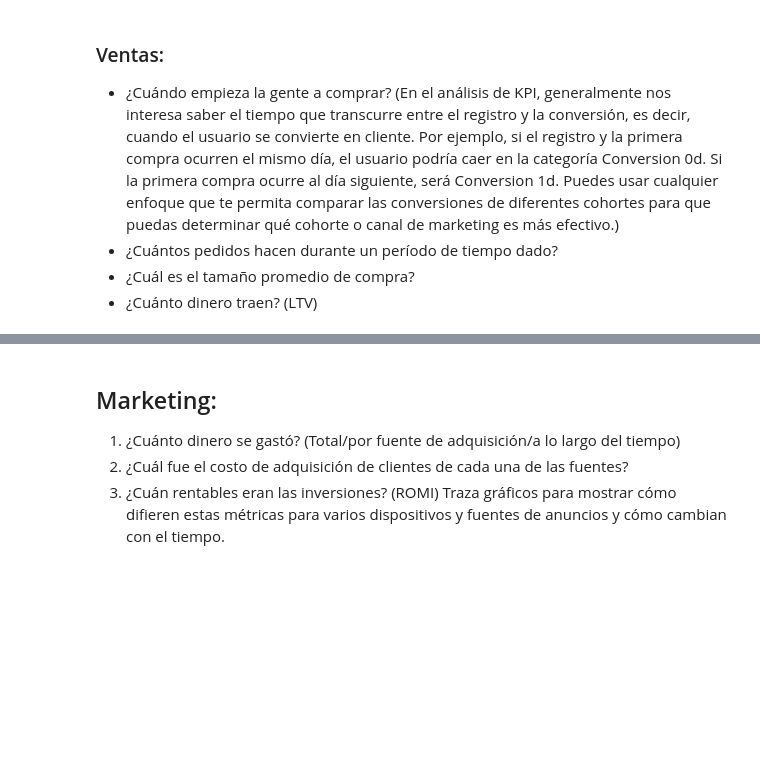
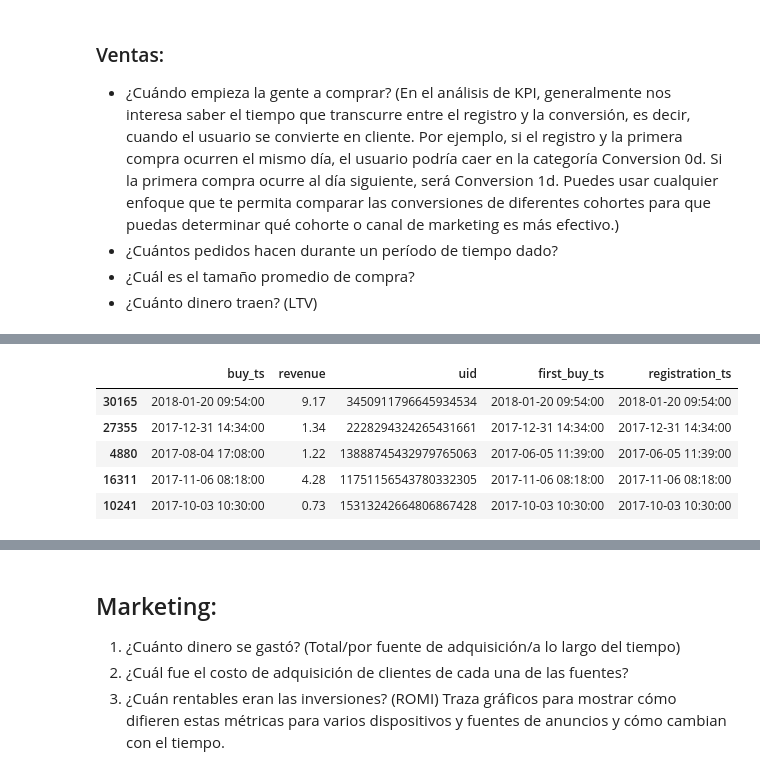
Before and after one commit to latostadorano/tt_s09_showz_tickets, a Jupyter notebook: s_09.ipynb, the cells around one changed output, grey strips where cells are left out. Cells and saved outputs as stored; diff of their text form; code cells hidden in the pictures; blank space fills up the shorter version.

```diff
--- a/s_09.ipynb
+++ b/s_09.ipynb
@@ -338,0 +353,13 @@ En la duración de la sesión y en el tiempo en que suelen regresar los usuarios
+# %%
+# Fechas de registros
+registration = orders.groupby('uid')['buy_ts'].min().reset_index()
+registration.columns = ['uid', 'registration_ts']
+orders = pd.merge(orders, registration, on='uid')
+orders.sample(5)
+# %% [output]
+|  | buy_ts | revenue | uid | first_buy_ts | registration_ts |
+| 30165 | 2018-01-20 09:54:00 | 9.17 | 3450911796645934534 | 2018-01-20 09:54:00 | 2018-01-20 09:54:00 |
+| 27355 | 2017-12-31 14:34:00 | 1.34 | 2228294324265431661 | 2017-12-31 14:34:00 | 2017-12-31 14:34:00 |
+| 4880 | 2017-08-04 17:08:00 | 1.22 | 13888745432979765063 | 2017-06-05 11:39:00 | 2017-06-05 11:39:00 |
+| 16311 | 2017-11-06 08:18:00 | 4.28 | 11751156543780332305 | 2017-11-06 08:18:00 | 2017-11-06 08:18:00 |
+| 10241 | 2017-10-03 10:30:00 | 0.73 | 15313242664806867428 | 2017-10-03 10:30:00 | 2017-10-03 10:30:00 |
```
Also changed, not shown: parts of 8 cells of this notebook.
